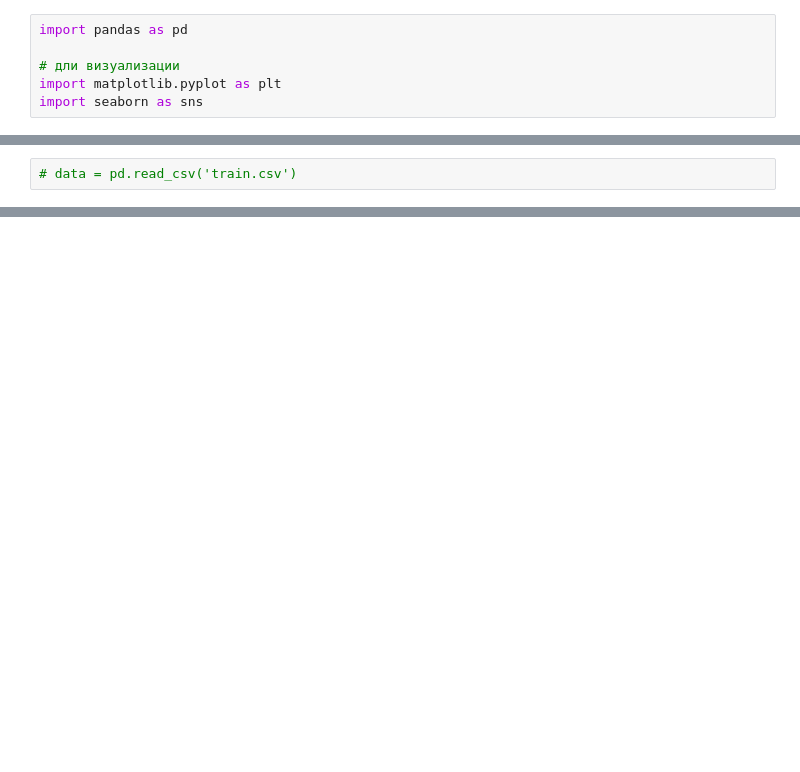
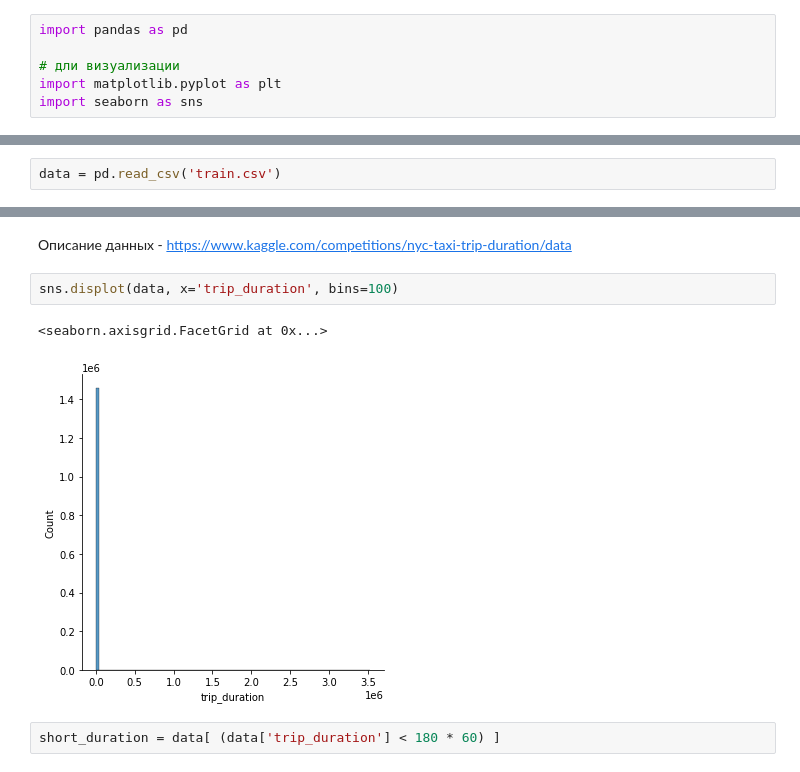
Before and after one commit to fedorovgv/WIT, a Jupyter notebook: stat.ipynb, the cells around one changed output, grey strips where cells are left out. Drawn from its saved outputs; the diff is of its cells as text; blank space fills up the shorter version.

```diff
--- a/stat.ipynb
+++ b/stat.ipynb
@@ -18,2 +52,2 @@ import seaborn as sns
 # %%
-# data = pd.read_csv('train.csv')
+data = pd.read_csv('train.csv')
@@ -34,0 +65,9 @@ import seaborn as sns
+# %% [markdown]
+Описание данных - https://www.kaggle.com/competitions/nyc-taxi-trip-duration/data
+# %%
+sns.displot(data, x='trip_duration', bins=100)
+# %% [output]
+<seaborn.axisgrid.FacetGrid at 0x...>
+[figure, added]
+# %%
+short_duration = data[ (data['trip_duration'] < 180 * 60) ]
```
Also changed, not shown: parts of 13 cells of this notebook.
